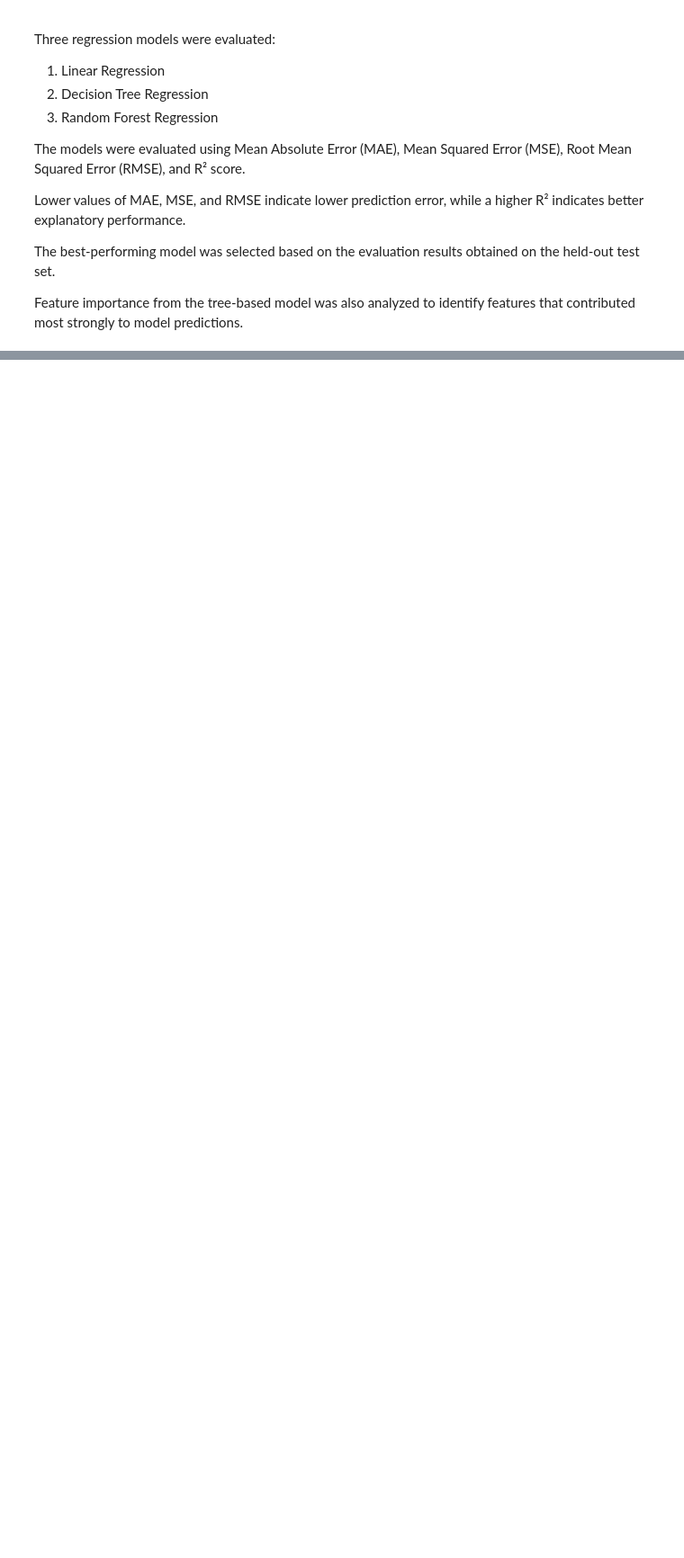
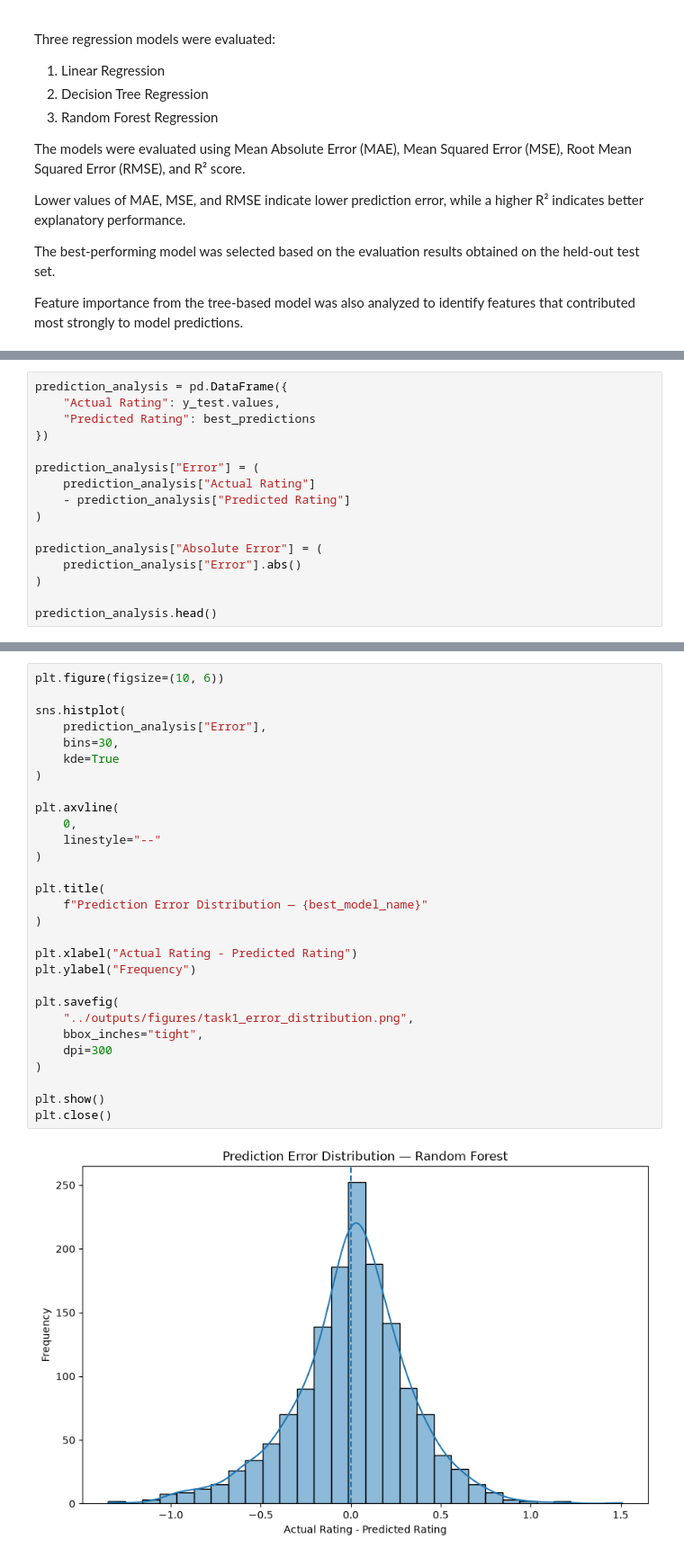
Before and after one commit to aniketsatav/cognifyz-machine-learning-internship, a Jupyter notebook: notebooks/02_Task1_Rating_Prediction.ipynb, the cells around one changed output, grey strips where cells are left out. Shown at 90% size. Drawn from its saved outputs; the diff is of its cells as text; blank space fills up the shorter version.

Commit message:
Finalize Task 1 module Analysis

```diff
--- a/notebooks/02_Task1_Rating_Prediction.ipynb
+++ b/notebooks/02_Task1_Rating_Prediction.ipynb
@@ -847,0 +1012,16 @@ predictions.
+# %%
+prediction_analysis = pd.DataFrame({
+    "Actual Rating": y_test.values,
+    "Predicted Rating": best_predictions
+})
+
+prediction_analysis["Error"] = (
+    prediction_analysis["Actual Rating"]
+    - prediction_analysis["Predicted Rating"]
+)
+
+prediction_analysis["Absolute Error"] = (
+    prediction_analysis["Error"].abs()
+)
+
+prediction_analysis.head()
@@ -847,0 +1103,31 @@ predictions.
+# %%
+plt.figure(figsize=(10, 6))
+
+sns.histplot(
+    prediction_analysis["Error"],
+    bins=30,
+    kde=True
+)
+
+plt.axvline(
+    0,
+    linestyle="--"
+)
+
+plt.title(
+    f"Prediction Error Distribution — {best_model_name}"
+)
+
+plt.xlabel("Actual Rating - Predicted Rating")
+plt.ylabel("Frequency")
+
+plt.savefig(
+    "../outputs/figures/task1_error_distribution.png",
+    bbox_inches="tight",
+    dpi=300
+)
+
+plt.show()
+plt.close()
+# %% [output]
+[figure, added]
```
Also changed, not shown: parts of 27 cells of this notebook, 6 other files.
